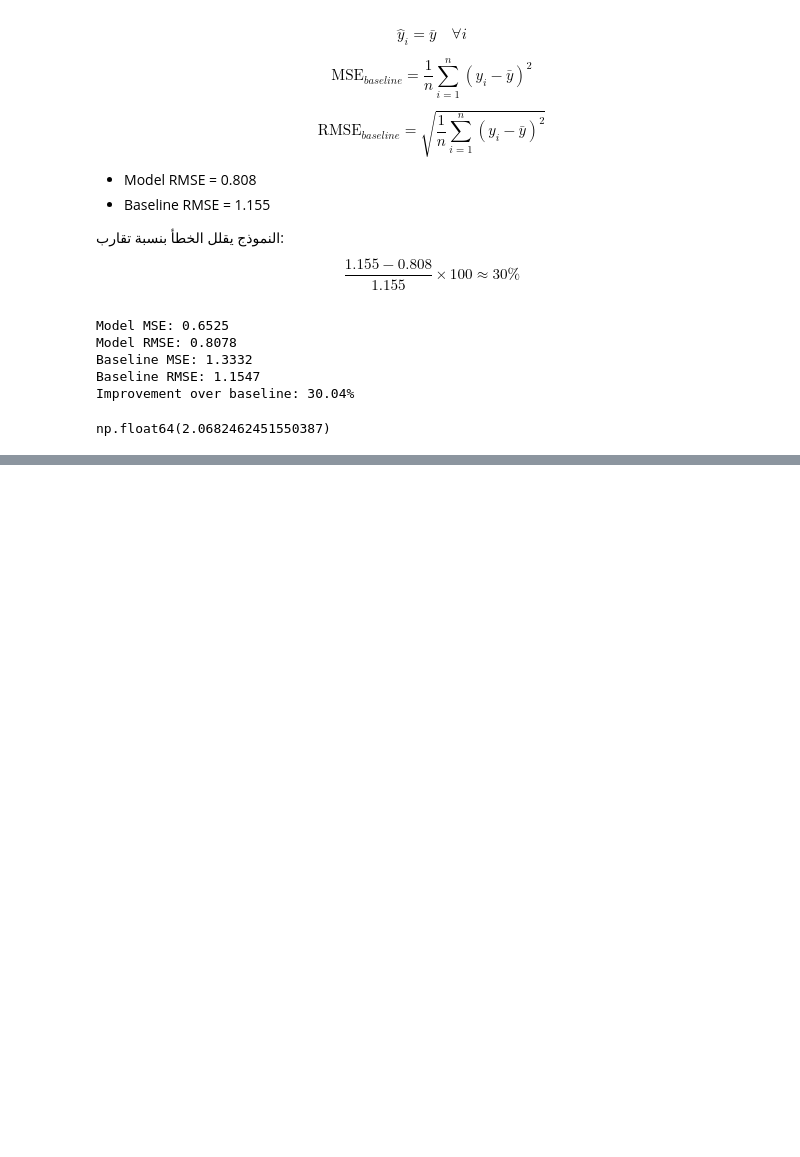
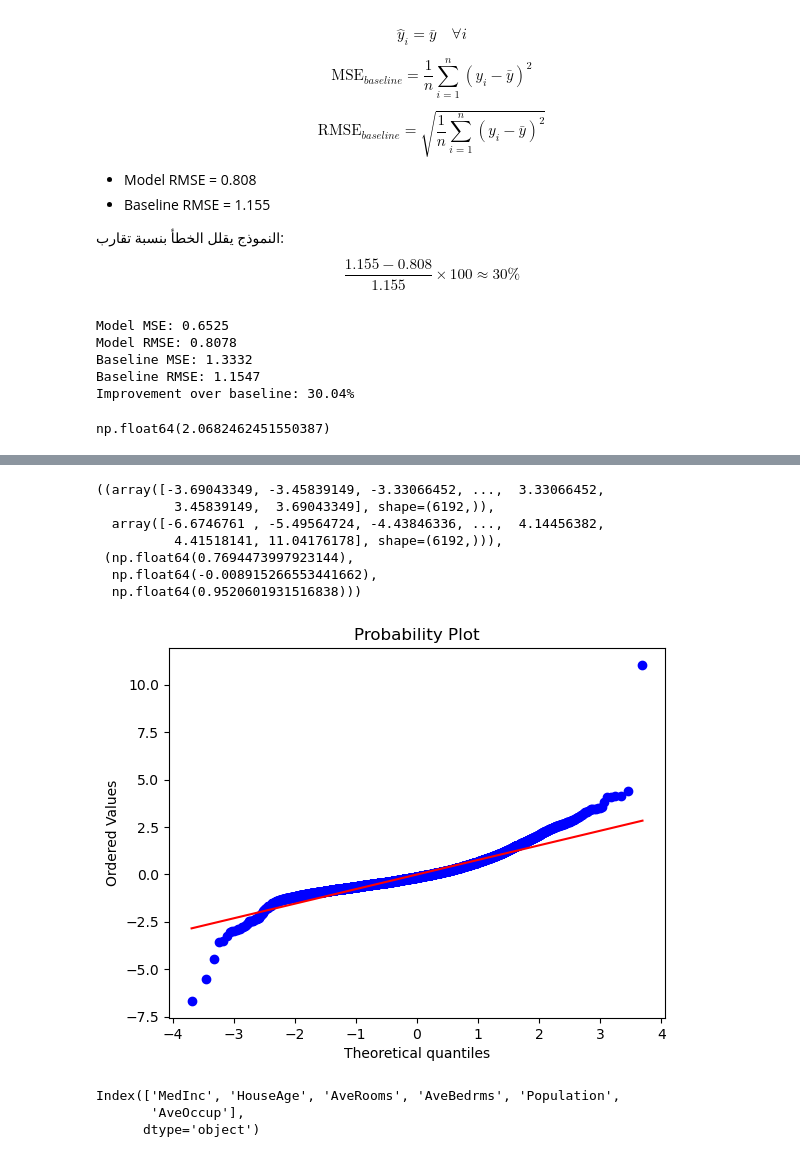
Before and after one commit to bhmit/featureEngineering, a Jupyter notebook: Section-04-Variable-Characteristics/6_1_linearAssemtions.ipynb, the cells around one changed output, grey strips where cells are left out. Saved outputs shown, nothing was run; the diff lists cells and outputs as text; code cells hidden in the pictures; blank space fills up the shorter version.

```diff
--- a/Section-04-Variable-Characteristics/6_1_linearAssemtions.ipynb
+++ b/Section-04-Variable-Characteristics/6_1_linearAssemtions.ipynb
@@ -225,0 +238,17 @@ Name: MedHouseVal, Length: 6192, dtype: float64
+# %%
+stats.probplot(test_residuals_error, dist="norm", plot=plt)
+# %% [output]
+((array([-3.69043349, -3.45839149, -3.33066452, ...,  3.33066452,
+          3.45839149,  3.69043349], shape=(6192,)),
+  array([-6.6746761 , -5.49564724, -4.43846336, ...,  4.14456382,
+          4.41518141, 11.04176178], shape=(6192,))),
+ (np.float64(0.7694473997923144),
+  np.float64(-0.008915266553441662),
+  np.float64(0.9520601931516838)))
+[figure, added]
+# %%
+X_train.columns
+# %% [output]
+Index(['MedInc', 'HouseAge', 'AveRooms', 'AveBedrms', 'Population',
+       'AveOccup'],
+      dtype='object')
```
Also changed, not shown: parts of 15 cells of this notebook, 1 other file.
